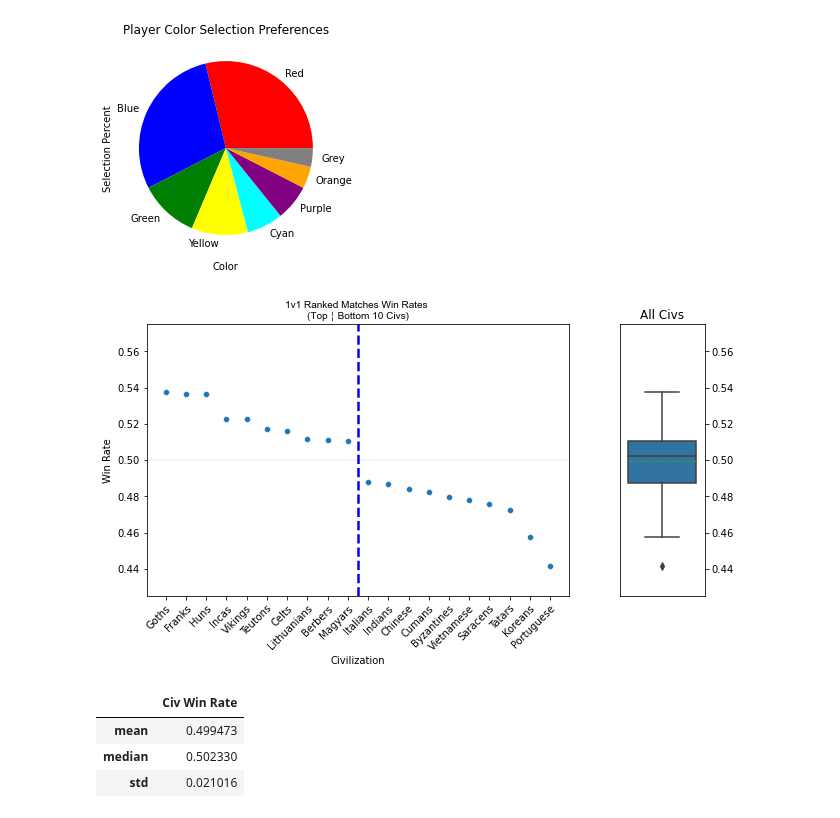
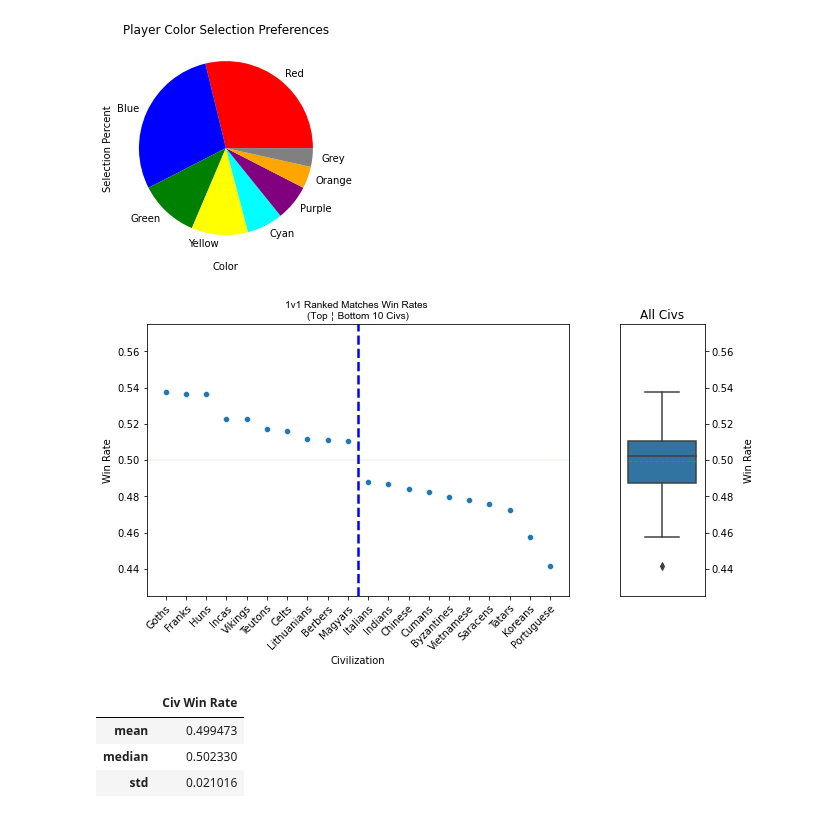
Before and after one commit to rishigoutam/aoe2, a Jupyter notebook: test_data.ipynb, the cells around one changed output. Saved outputs shown, nothing was run; the diff lists cells and outputs as text; code cells hidden in the pictures.

Commit message:
Minor visualization updates

```diff
--- a/test_data.ipynb
+++ b/test_data.ipynb
@@ -172,35 +172,37 @@ top_bottom_win_rates = win_rates.iloc[locs]
 # %%
 # plot win rates
 # plt.figure(figsize=(25,10))
 plt.subplots(1, 2, sharey=True, figsize=(10,5), gridspec_kw={'width_ratios': [5,1]})
 ax = plt.subplot(1,2,1)
 sns.scatterplot(x=top_bottom_win_rates.civ, y=top_bottom_win_rates.win_rate)
 plt.ylim(.425,.575)
 # rotation see: https://stackoverflow.com/questions/28615887/how-to-move-a-tick-label-in-matplotlib
 plt.xticks(rotation=45, ha='right', rotation_mode="anchor")
 plt.xlabel('Civilization')
 plt.ylabel('Win Rate')
 
 # draw a line at 50% to show how close to a coin flip this is
 plt.axhline(0.5, color='green', linestyle='solid', linewidth='.1')
 # Want to use broken pipe character ￤ so change font for the title
 import matplotlib.font_manager as mfm
 font_path = '/Library/Fonts/Arial Unicode.ttf'
 prop = mfm.FontProperties(fname=font_path)
 plt.title(f'1v1 Ranked Matches Win Rates \n(Top￤Bottom {top_bottom_count} Civs)', fontproperties=prop)
 # draw separator
 mid = (2*top_bottom_count-1)/2
 plt.axvline(mid, color='blue', linestyle='--', linewidth='2.5')
 
 # Oren said to use a boxplot for the above as it would be a better representation for mean
-plt.subplot(1,2,2)
+ax = plt.subplot(1,2,2)
 plt.tick_params(left=False, bottom=False, labelleft=False, right=True, labelright=True, labelbottom=False)
 plt.title('All Civs')
+plt.ylabel('Win Rate', labelpad=10)
+ax.yaxis.set_label_position('right')
 sns.boxplot(data=win_rates, showmeans=True, meanline=True)
 
 plt.show()
 # %% [output]
-[figure, old version]
+[figure, new version]
 # %%
 # win rate stats
 win_rates.agg(['mean', 'median', 'std']).rename(columns={'win_rate':'Civ Win Rate'})
```
Also changed, not shown: parts of 1 cell of this notebook.
